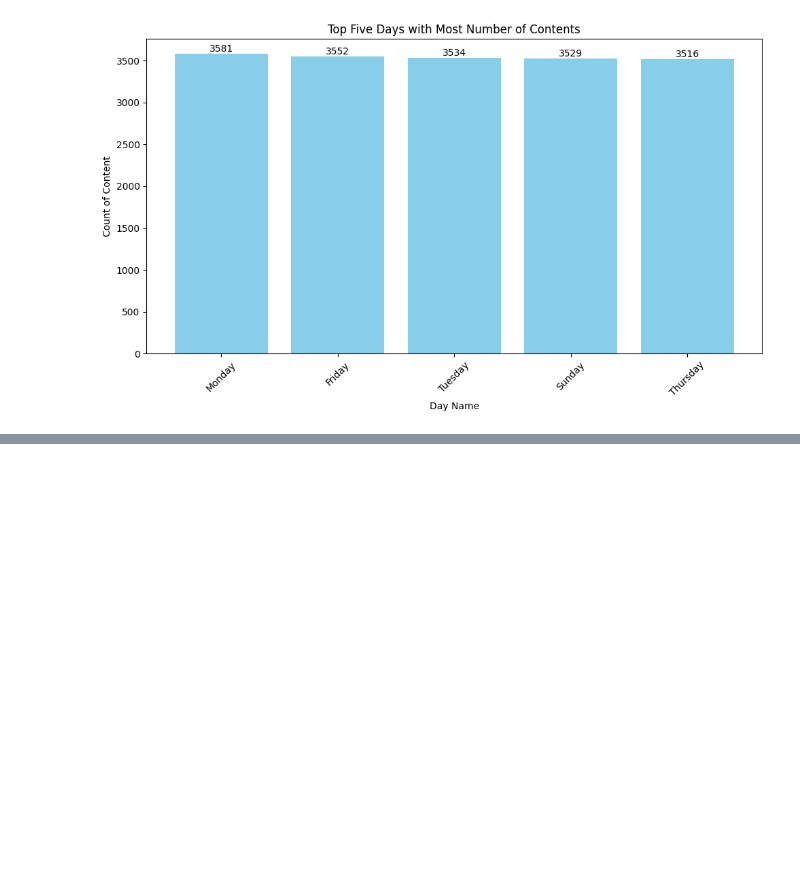
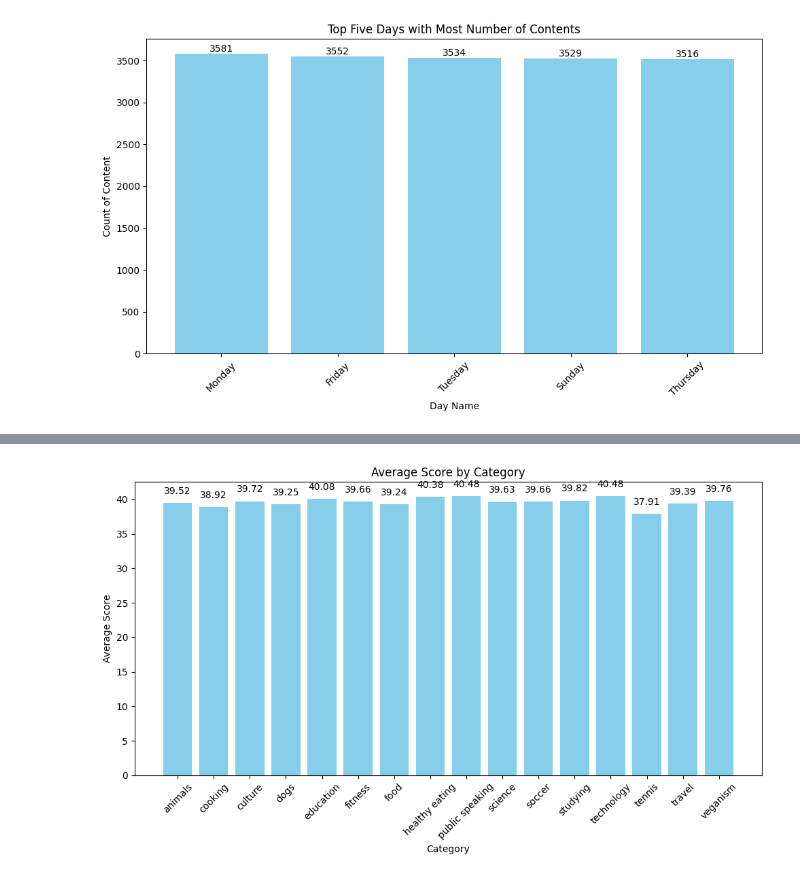
Before and after one commit to SurekhaBerlin/Accenture-Data-Analysis-Visualization, a Jupyter notebook: SocialBuzz.ipynb, the cells around one changed output, grey strips where cells are left out. Cells and saved outputs as stored; diff of their text form; code cells hidden in the pictures; blank space fills up the shorter version.

```diff
--- a/SocialBuzz.ipynb
+++ b/SocialBuzz.ipynb
@@ -522,0 +562,23 @@ plt.show()
+# %%
+
+
+# Group by Category and calculate mean score
+category_scores = merged_df.groupby('Category')['Score'].mean().reset_index()
+
+# Plotting a bar chart
+plt.figure(figsize=(10, 6))  # Adjust figure size as needed
+bars = plt.bar(category_scores['Category'], category_scores['Score'], color='skyblue')
+
+# Add data labels on top of each bar
+for bar in bars:
+    yval = bar.get_height()
+    plt.text(bar.get_x() + bar.get_width()/2, yval + 1, round(yval, 2), ha='center', va='bottom', fontsize=10)
+
+plt.xlabel('Category')
+plt.ylabel('Average Score')
+plt.title('Average Score by Category')
+plt.xticks(rotation=45)
+plt.tight_layout()  # Ensures labels are not cut off
+plt.show()
+# %% [output]
+[figure, added]
```
Also changed, not shown: parts of 6 cells of this notebook.
